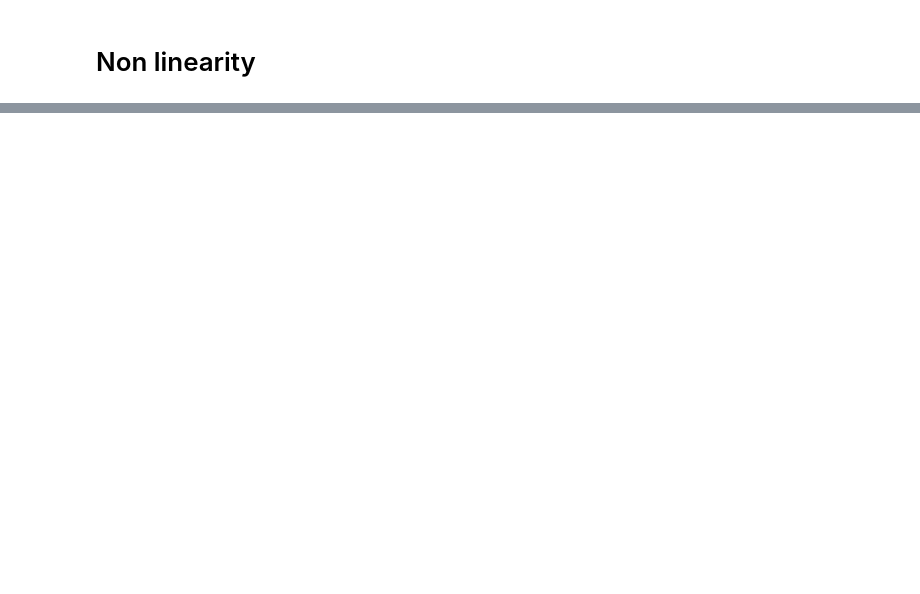
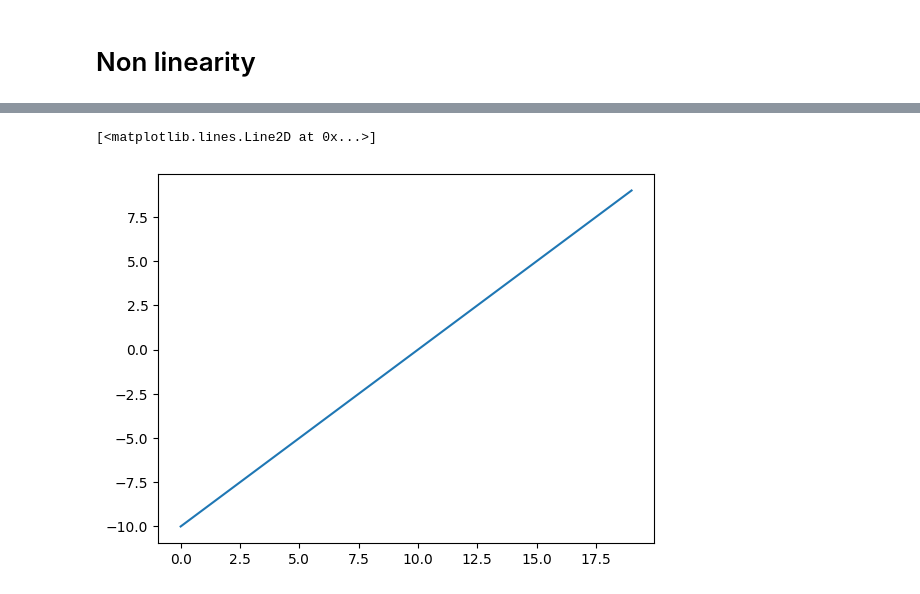
Before and after one commit to Aadi1659/TensorFlow, a Jupyter notebook: 02_neural_network_class.ipynb, the cells around one changed output, grey strips where cells are left out. Drawn from its saved outputs; the diff is of its cells as text; code cells hidden in the pictures; blank space fills up the shorter version.

```diff
--- a/02_neural_network_class.ipynb
+++ b/02_neural_network_class.ipynb
@@ -313,0 +438,6 @@ plt.legend()
+# %%
+#visualize
+plt.plot(A)
+# %% [output]
+[<matplotlib.lines.Line2D at 0x...>]
+[figure, added]
```
Also changed, not shown: parts of 56 cells of this notebook.
